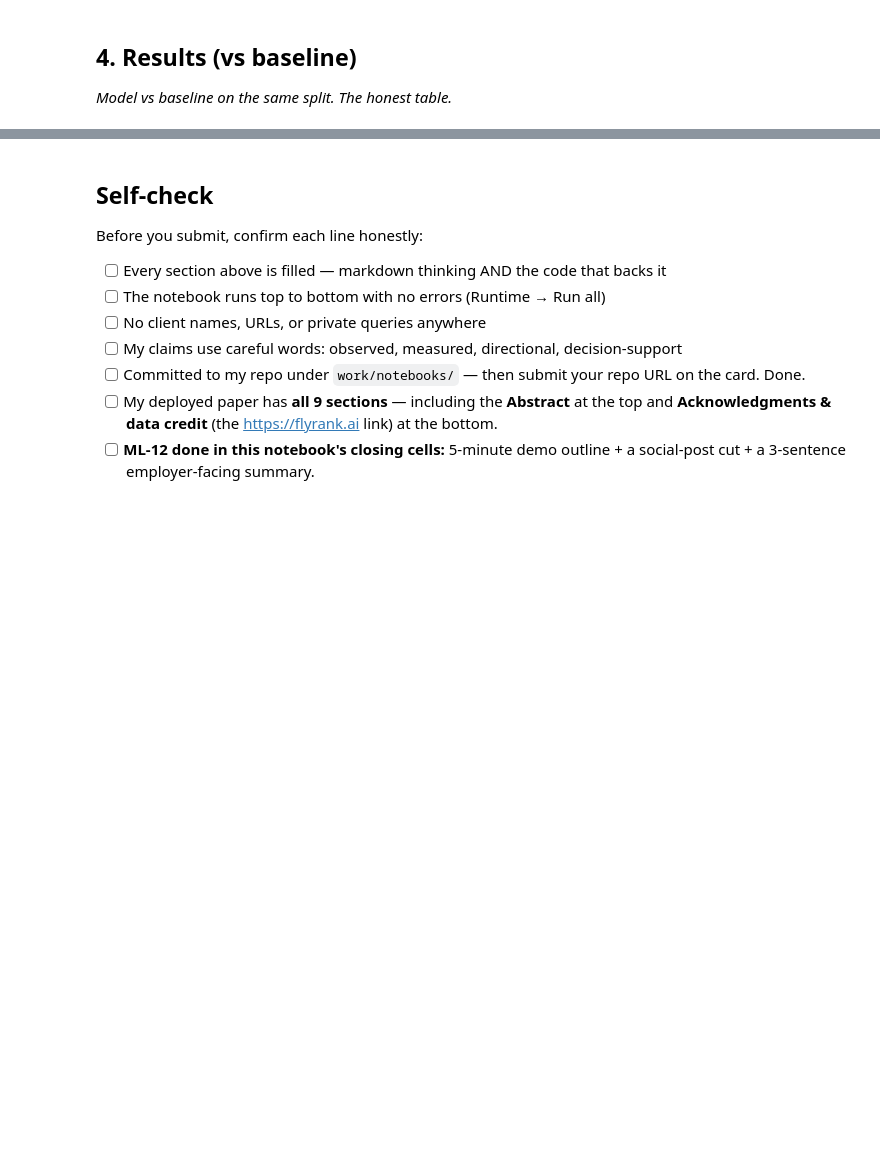
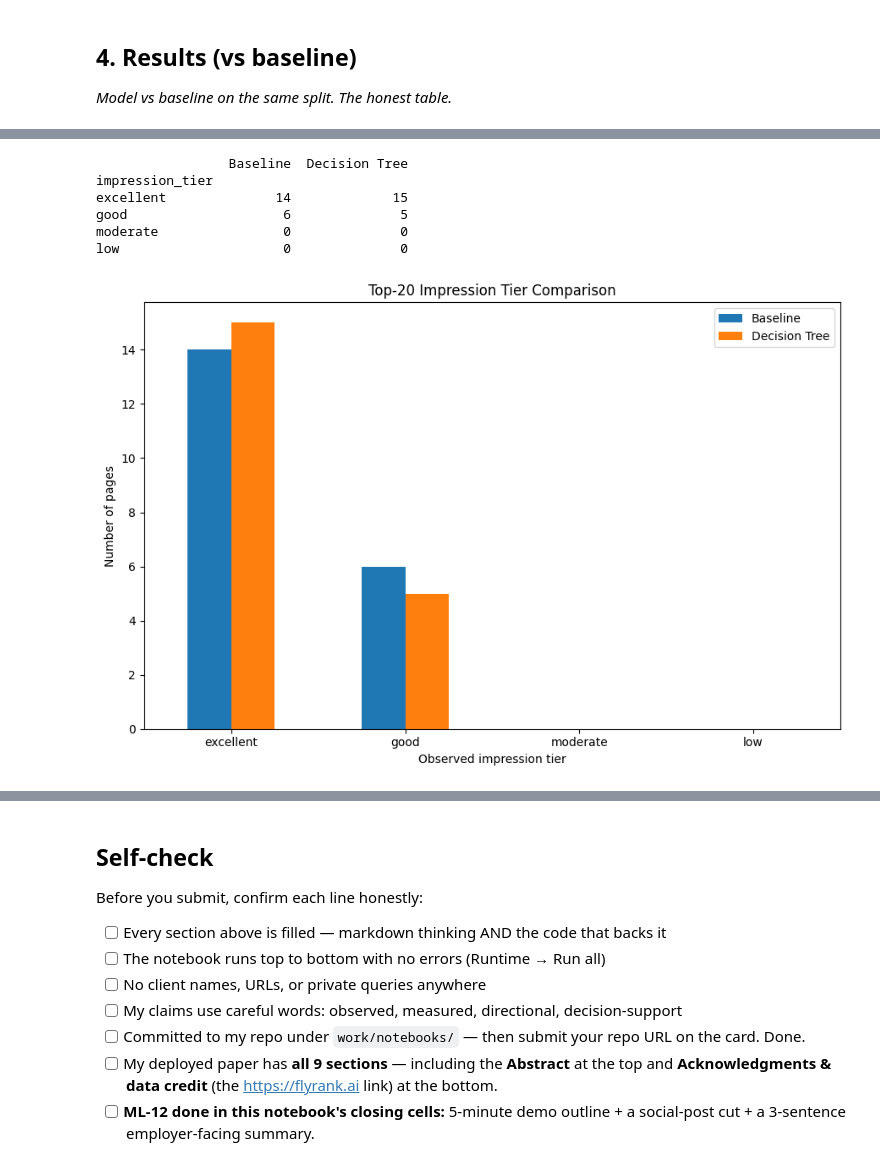
Before and after one commit to SohailAkhtarChanna/flyrank-ml-internship, a Jupyter notebook: work/notebooks/capstone.ipynb, the cells around one changed output, grey strips where cells are left out. Saved outputs shown, nothing was run; the diff lists cells and outputs as text; code cells hidden in the pictures; blank space fills up the shorter version.

```diff
--- a/work/notebooks/capstone.ipynb
+++ b/work/notebooks/capstone.ipynb
@@ -36,0 +570,43 @@ This skeleton is yours to fill. Work the sections **in order** — each one has
+# %%
+# Compare impression tiers in the Top-20 queues
+
+tier_order = ["excellent", "good", "moderate", "low"]
+
+baseline_counts = (
+    baseline_ranked.head(20)["impression_tier"]
+    .value_counts()
+    .reindex(tier_order, fill_value=0)
+)
+
+model_counts = (
+    model_ranked.head(20)["impression_tier"]
+    .value_counts()
+    .reindex(tier_order, fill_value=0)
+)
+
+comparison_chart = pd.DataFrame({
+    "Baseline": baseline_counts,
+    "Decision Tree": model_counts
+})
+
+print(comparison_chart)
+
+comparison_chart.plot(
+    kind="bar",
+    figsize=(9, 6)
+)
+
+plt.title("Top-20 Impression Tier Comparison")
+plt.xlabel("Observed impression tier")
+plt.ylabel("Number of pages")
+plt.xticks(rotation=0)
+plt.tight_layout()
+plt.show()
+# %% [output]
+                 Baseline  Decision Tree
+impression_tier
+excellent              14             15
+good                    6              5
+moderate                0              0
+low                     0              0
+[figure, added]
```
Also changed, not shown: parts of 35 cells of this notebook.
